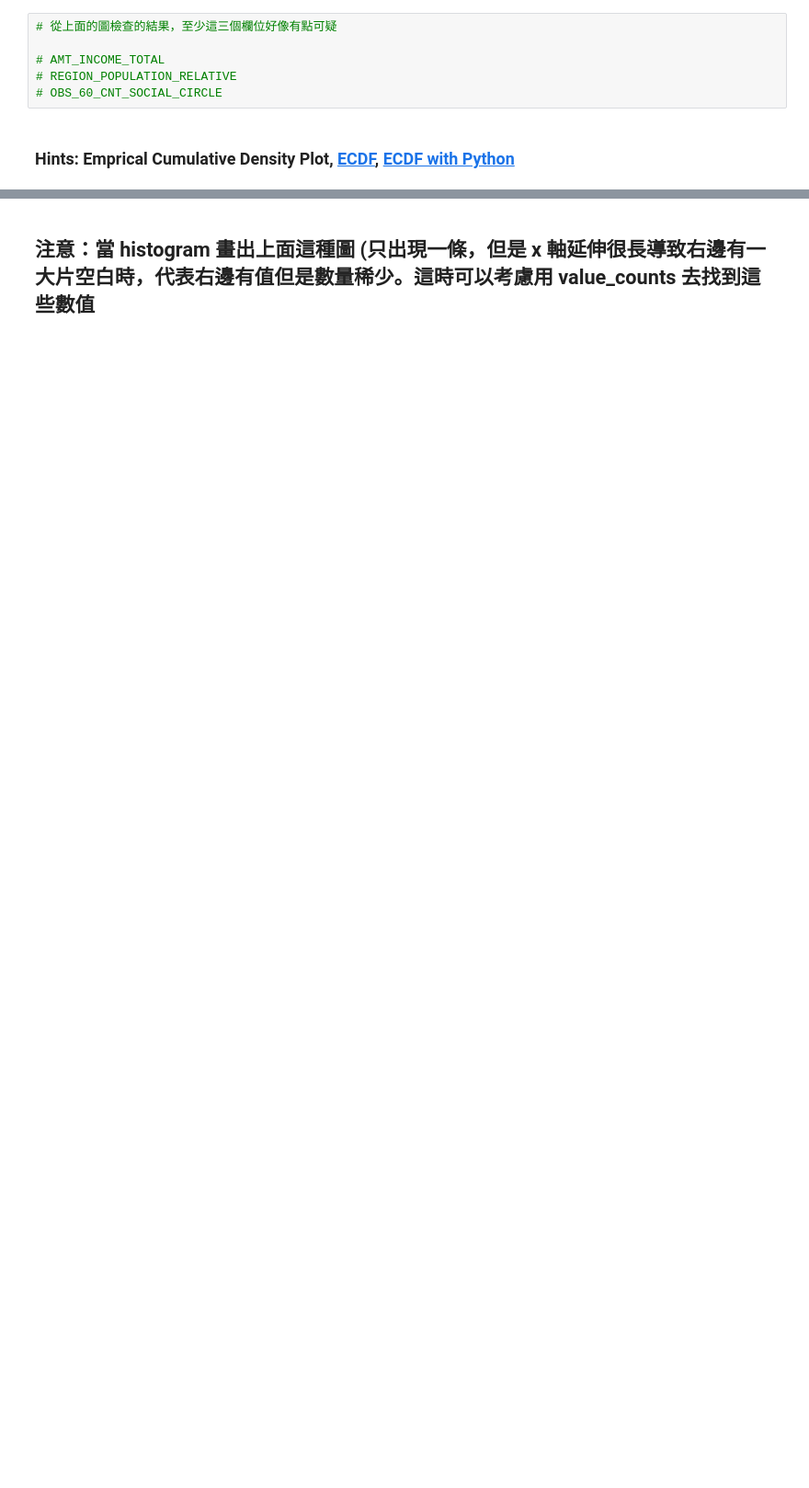
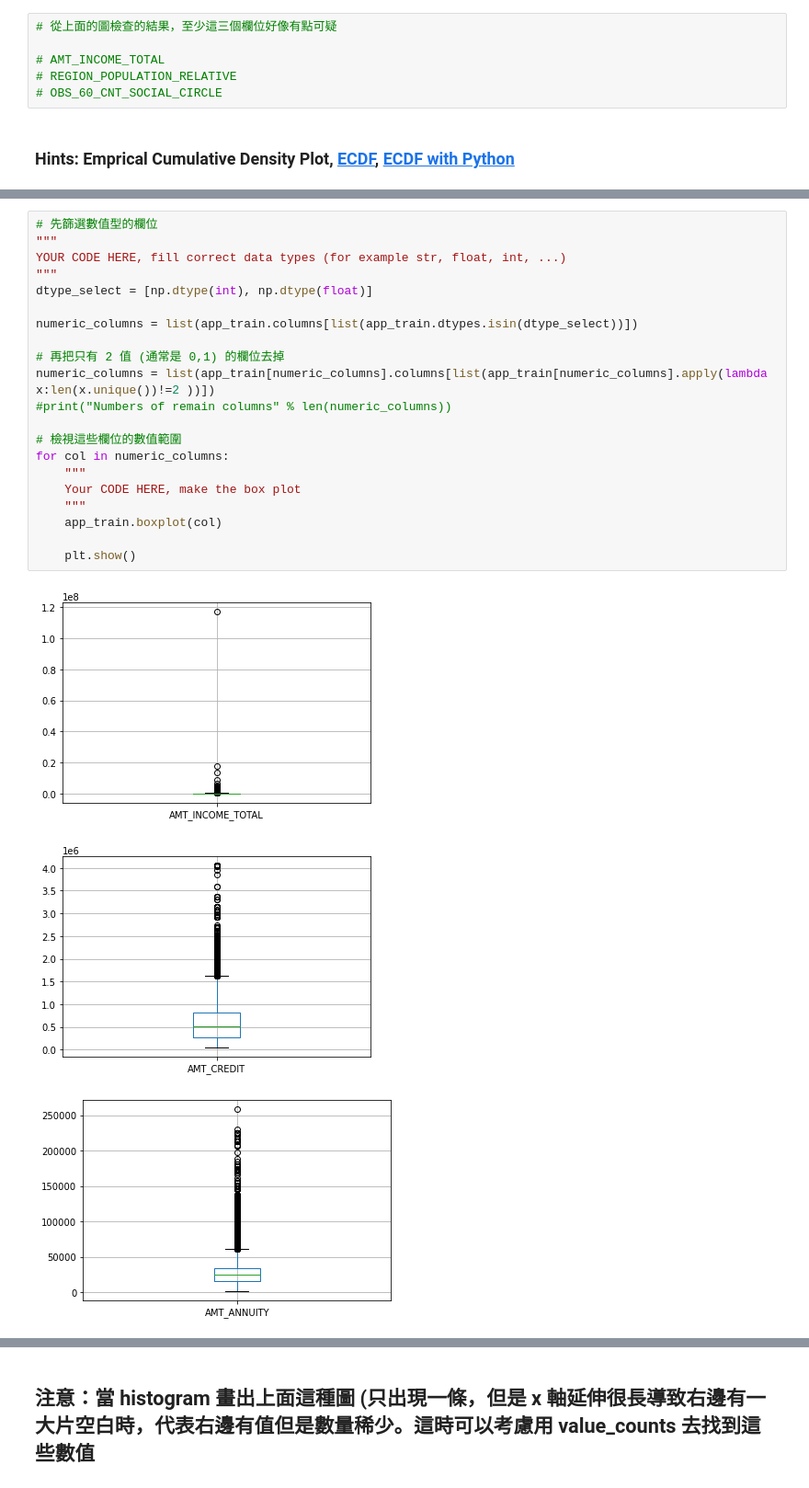
Before and after one commit to machuang4ever/ML100Days, a Jupyter notebook: homework/Day_009_HW.ipynb, the cells around one changed output, grey strips where cells are left out. Shown at 92% size. Saved outputs shown, nothing was run; the diff lists cells and outputs as text; blank space fills up the shorter version.

```diff
--- a/homework/Day_009_HW.ipynb
+++ b/homework/Day_009_HW.ipynb
@@ -99,0 +129,25 @@ plt.show()
+# %%
+# 先篩選數值型的欄位
+"""
+YOUR CODE HERE, fill correct data types (for example str, float, int, ...)
+"""
+dtype_select = [np.dtype(int), np.dtype(float)]
+
+numeric_columns = list(app_train.columns[list(app_train.dtypes.isin(dtype_select))])
+
+# 再把只有 2 值 (通常是 0,1) 的欄位去掉
+numeric_columns = list(app_train[numeric_columns].columns[list(app_train[numeric_columns].apply(lambda x:len(x.unique())!=2 ))])
+#print("Numbers of remain columns" % len(numeric_columns))
+
+# 檢視這些欄位的數值範圍
+for col in numeric_columns:
+    """
+    Your CODE HERE, make the box plot
+    """
+    app_train.boxplot(col)
+
+    plt.show()
+# %% [output]
+[figure, added]
+[figure, added]
+[figure, added]
```
Also changed, not shown: parts of 7 cells of this notebook.
